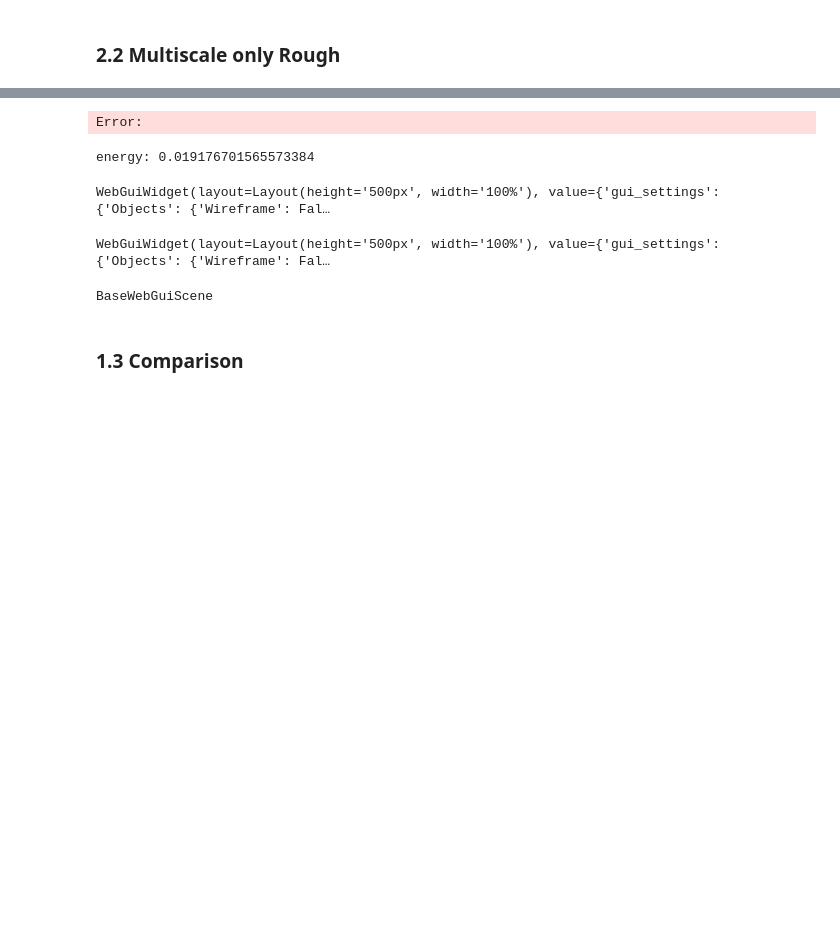
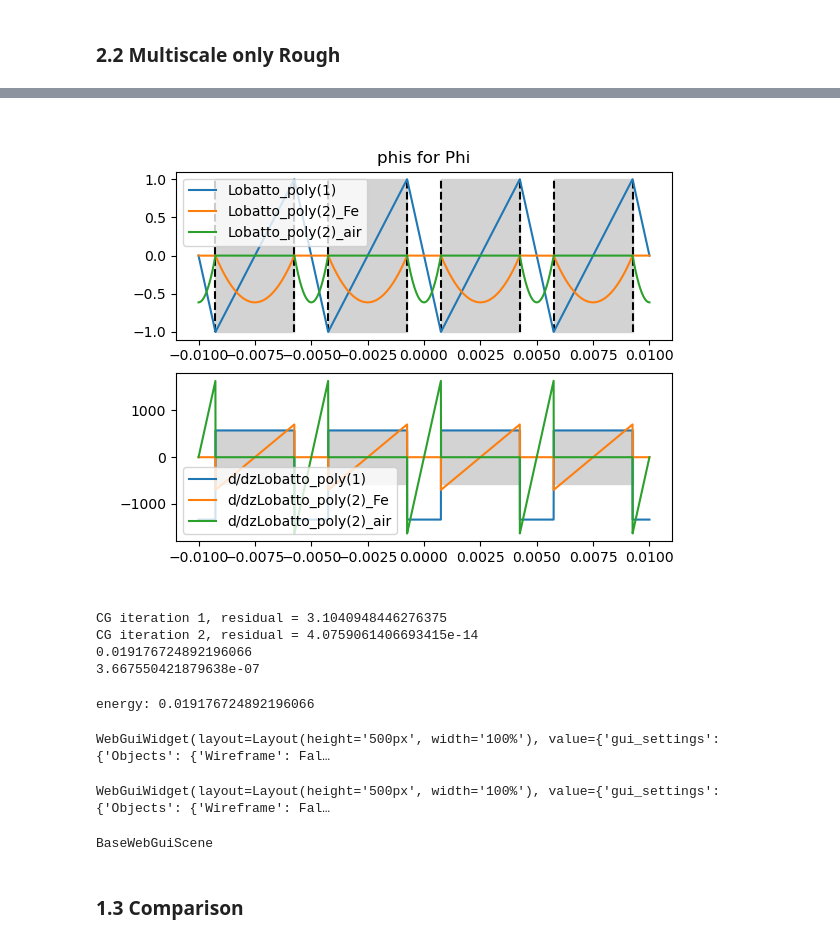
Before and after one commit to vhanser/ngsolveexample, a Jupyter notebook: content/multiscale/multiscale2DRough.ipynb, the cells around one changed output, grey strips where cells are left out. Saved outputs shown, nothing was run; the diff lists cells and outputs as text; code cells hidden in the pictures; blank space fills up the shorter version.

Commit message:
fixing a error in simpleSheets

```diff
--- a/content/multiscale/multiscale2DRough.ipynb
+++ b/content/multiscale/multiscale2DRough.ipynb
@@ -105,18 +110,21 @@ cl_Phi.mesh = meshMS
 cl_Phi.modelHalfAir = modelHalfAir
 cl_Phi.orientation = 1
 
+from cempy.phiFunctions import Lobatto, dxLobatto
+cl_Phi.phiFunction = Lobatto
+cl_Phi.dzPhiFunction = dxLobatto
+
+
 
 def calcMultiscale(useGradients=True, drawPhis=True):
 
     # microshape functions
     orderPhi = [
+
+            cl_Phi(1, fes_order=order0, material="multiscale|gap", dirichlet="left|right", useGradients=False),
+
             cl_Phi(2, fes_order=2, material="multiscale|gap", dirichlet="left|right", useGradients=True, inAir=False, modelHalfAir=True),
             cl_Phi(2, fes_order=2, material="multiscale|gap", dirichlet="left|right", useGradients=True, inIron=False, modelHalfAir=True),
-
-
-            # cl_Phi(2, fes_order=1, material="multiscale|gap", dirichlet="left|right", useGradients=True, inAir=True, modelHalfAir=True, phiFunction=cp.phiFunctions.Bubbles_cont, dzPhiFunction=cp.phiFunctions.dxBubbles_cont),
-
-
 
             # cl_Phi(4, fes_order=1, material="multiscale|gap", dirichlet="left|right", useGradients=True, inAir=False, modelHalfAir=True),
             # cl_Phi(4, fes_order=1, material="multiscale|gap", dirichlet="left|right", useGradients=True, inIron=False, modelHalfAir=True),
@@ -151,41 +159,45 @@ def calcMultiscale(useGradients=True, drawPhis=True):
 
 
     # h = specialcf.mesh_size
     # um = sum([cl_gradgradMS.u[i][0] * cl_gradgradMS.u[i][1] for i in range(len(cl_gradgradMS.u))])
     # vm = sum([cl_gradgradMS.v[i][0] * cl_gradgradMS.v[i][1] for i in range(len(cl_gradgradMS.v))])
     # if True:
     #     # a += 4*order0**2/h * (um - cl_gradgradMS.trials[0])* (vm - cl_gradgradMS.tests[0]) * ds("ileft|iright", skeleton=True)
     #     a += 4*order0**2/h * (um - cl_gradgradMS.trials[0])* (vm - cl_gradgradMS.tests[0]) * ds("ileft_outer|iright_outer")
 
 
 
     prec = Preconditioner(a,type="direct")
 
 
     # dirichlet boundary values
     sol.components[0].Set(1 * x/Norm(x), BND)
 
     solvers.BVP(bf = a, lf= f, pre=prec, gf=sol, maxsteps=10)
 
     energy =  Integrate(getIntegrand4BFI(cl_gradgradMS.gradsol_pack, cl_gradgradMS.gradsol_pack, lambda2, lambda1), meshMS,
                                                     definedon=meshMS.Materials("multiscale"))
 
     return sol, cl_gradgradMS.sol_pack, cl_gradgradMS.sol_comp, cl_gradgradMS.gradsol_comp, energy, cl_gradgradMS
 
 
 
 sol_MS, sol_pack_MS, sol_comp_MS, H_comp, energy_MS, cl_gradgradMS = calcMultiscale(False, drawPhis=True)
 print(energy_MS)
 print(Integrate(Norm(sum(sol_comp_MS) - sol_ref), meshRef))
 # %% [output]
+[figure, added]
-Error:
+CG iteration 1, residual = 3.1040948446276375
+CG iteration 2, residual = 4.0759061406693415e-14
+0.019176724892196066
+3.667550421879638e-07
 # %%
 print(f"energy:\t{energy_MS}")
 Draw(sum(sol_comp_MS), meshRef, settings={"Objects":{"Wireframe":False}, "deformation": False})
 Draw( Norm(sum(H_comp))
 , meshRef, settings={"Objects":{"Wireframe":False}, "deformation": False})
 # %% [output]
-energy: 0.019176701565573384
+energy: 0.019176724892196066
 WebGuiWidget(layout=Layout(height='500px', width='100%'), value={'gui_settings': {'Objects': {'Wireframe': Fal…
 WebGuiWidget(layout=Layout(height='500px', width='100%'), value={'gui_settings': {'Objects': {'Wireframe': Fal…
 BaseWebGuiScene
```
Also changed, not shown: parts of 9 cells of this notebook, 5 other files.
